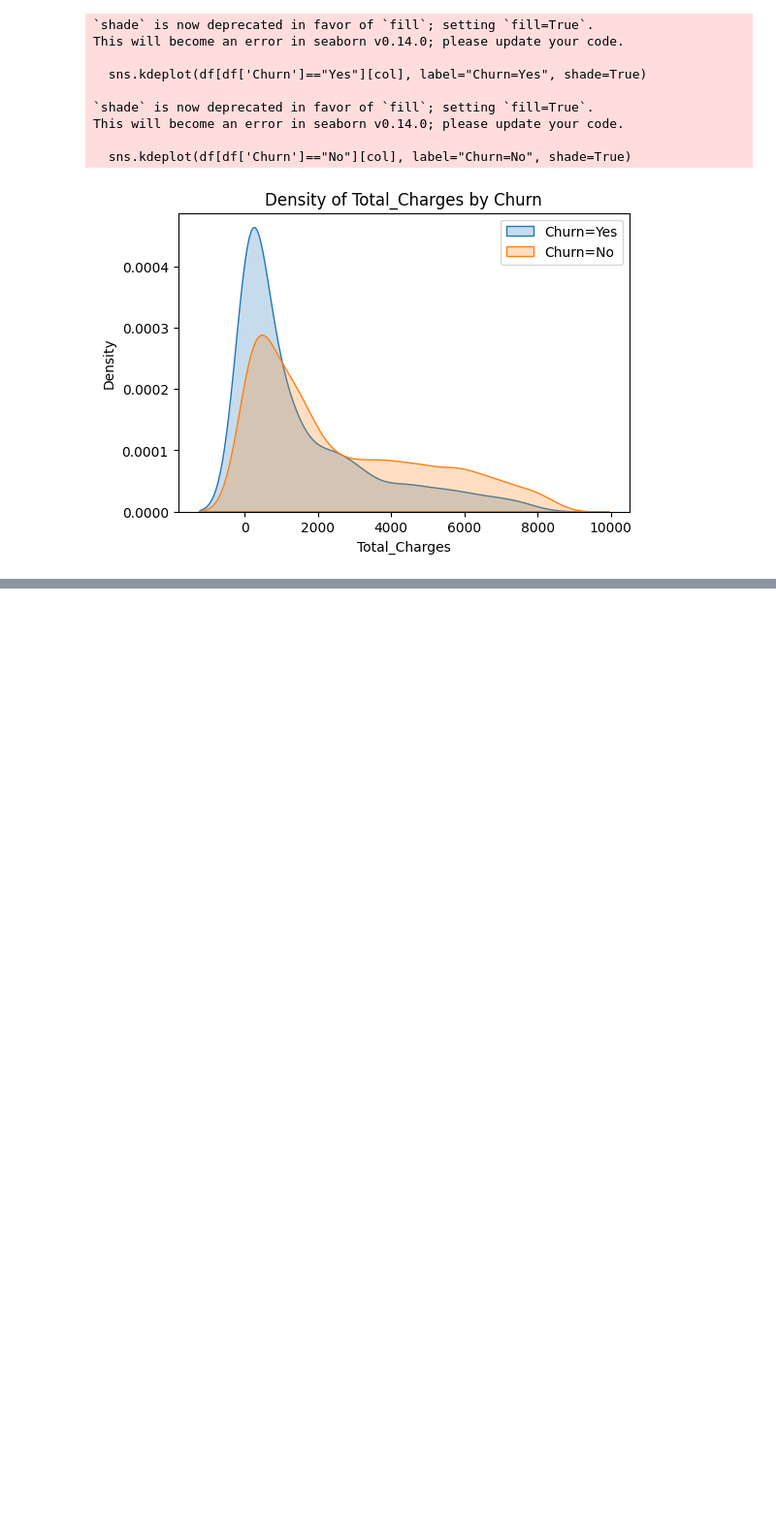
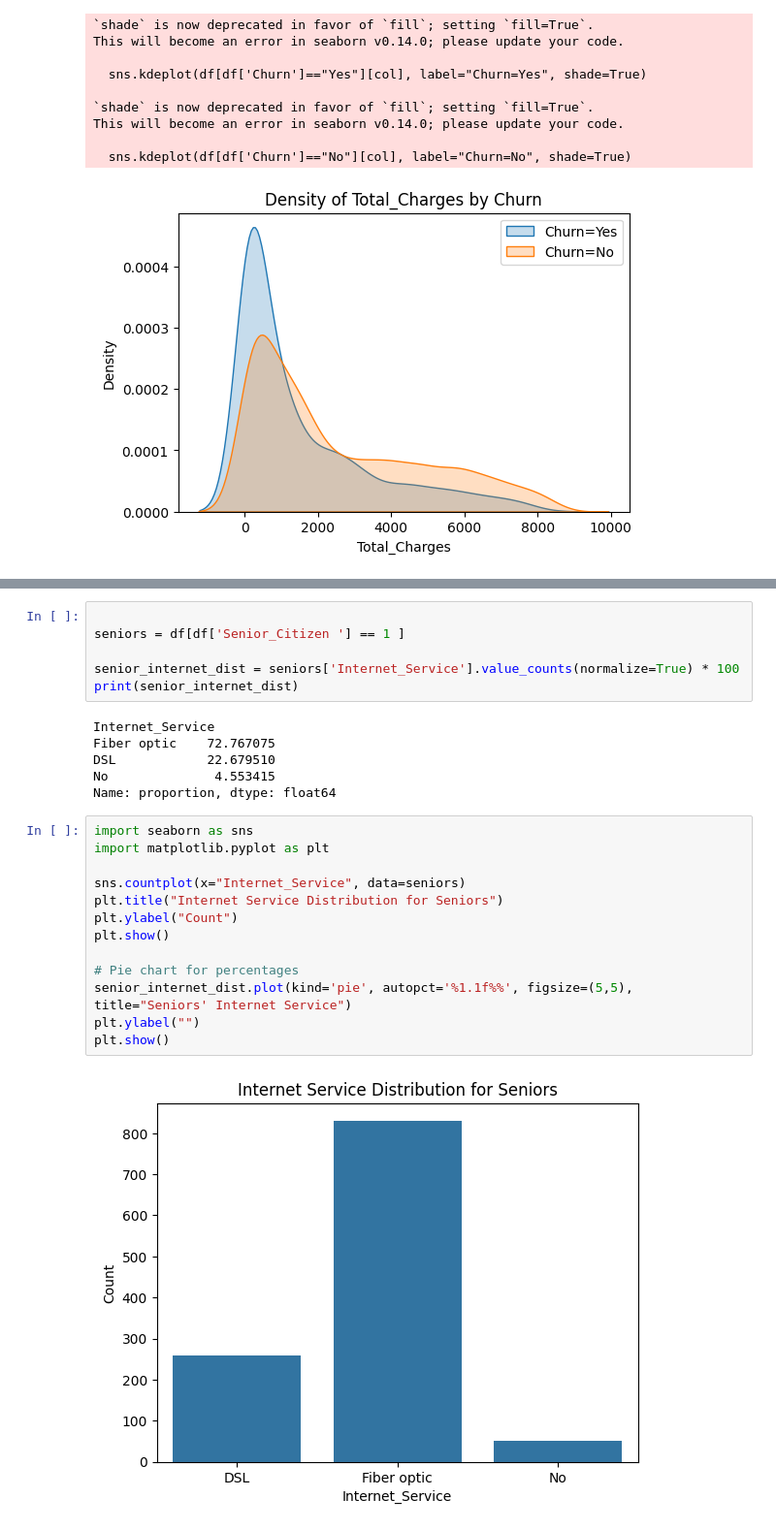
Before and after one commit to arwa-5aled/TelecomChurnUseCase, a Jupyter notebook: notebooks/exploratoryandpreprocessing.ipynb, the cells around one changed output, grey strips where cells are left out. Shown at 97% size. Drawn from its saved outputs; the diff is of its cells as text; blank space fills up the shorter version.

```diff
--- a/notebooks/exploratoryandpreprocessing.ipynb
+++ b/notebooks/exploratoryandpreprocessing.ipynb
@@ -473,0 +506,27 @@ This will become an error in seaborn v0.14.0; please update your code.
+# %%
+
+seniors = df[df['Senior_Citizen '] == 1 ]
+
+senior_internet_dist = seniors['Internet_Service'].value_counts(normalize=True) * 100
+print(senior_internet_dist)
+# %% [output]
+Internet_Service
+Fiber optic    72.767075
+DSL            22.679510
+No              4.553415
+Name: proportion, dtype: float64
+# %%
+import seaborn as sns
+import matplotlib.pyplot as plt
+
+sns.countplot(x="Internet_Service", data=seniors)
+plt.title("Internet Service Distribution for Seniors")
+plt.ylabel("Count")
+plt.show()
+
+# Pie chart for percentages
+senior_internet_dist.plot(kind='pie', autopct='%1.1f%%', figsize=(5,5), title="Seniors' Internet Service")
+plt.ylabel("")
+plt.show()
+# %% [output]
+[figure, added]
```
Also changed, not shown: parts of 3 cells of this notebook.
